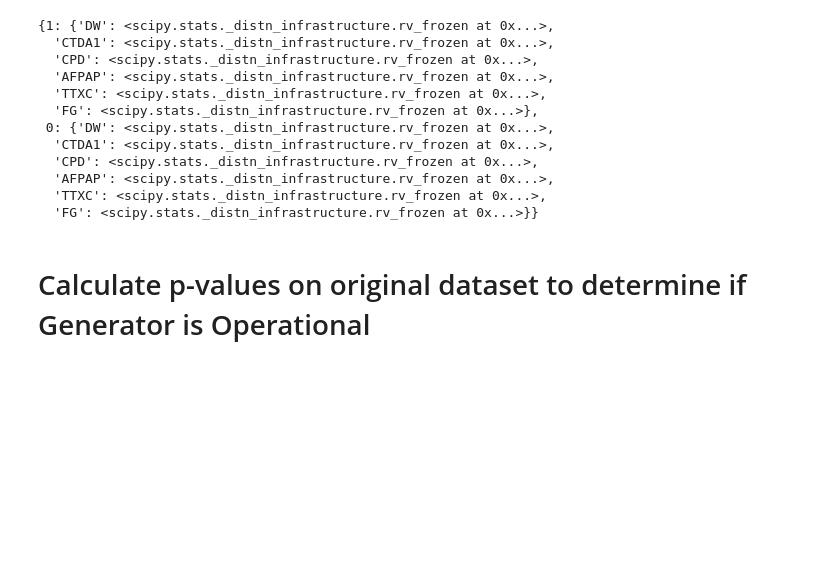
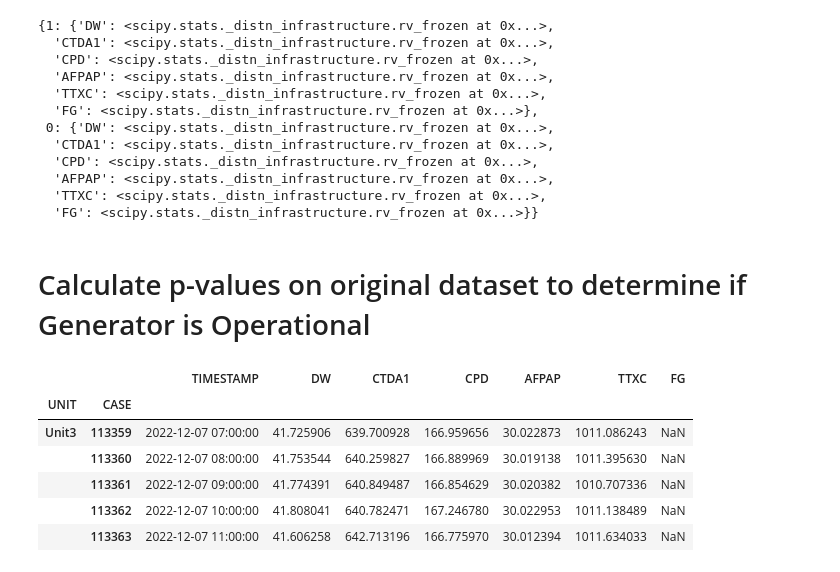
Before and after one commit to nollijish/PSR, a Jupyter notebook: Cogen_CF.ipynb, the cells around one changed output. Cells and saved outputs as stored; diff of their text form; code cells hidden in the pictures; blank space fills up the shorter version.

Commit message:
Created null containing dataframe

```diff
--- a/Cogen_CF.ipynb
+++ b/Cogen_CF.ipynb
@@ -280,3 +280,16 @@ dist
   'FG': <scipy.stats._distn_infrastructure.rv_frozen at 0x...>}}
 # %% [markdown]
 # Calculate p-values on original dataset to determine if Generator is Operational
+# %%
+# build a test dataframe with the null values
+df_yesna = pd.concat([df, df_nona.loc[:,ac]]).drop_duplicates(keep=False)
+# %%
+df_yesna.tail()
+# %% [output]
+|  |  | TIMESTAMP | DW | CTDA1 | CPD | AFPAP | TTXC | FG |
+| UNIT | CASE |  |  |  |  |  |  |  |
+| Unit3 | 113359 | 2022-12-07 07:00:00 | 41.725906 | 639.700928 | 166.959656 | 30.022873 | 1011.086243 | NaN |
+|  | 113360 | 2022-12-07 08:00:00 | 41.753544 | 640.259827 | 166.889969 | 30.019138 | 1011.395630 | NaN |
+|  | 113361 | 2022-12-07 09:00:00 | 41.774391 | 640.849487 | 166.854629 | 30.020382 | 1010.707336 | NaN |
+|  | 113362 | 2022-12-07 10:00:00 | 41.808041 | 640.782471 | 167.246780 | 30.022953 | 1011.138489 | NaN |
+|  | 113363 | 2022-12-07 11:00:00 | 41.606258 | 642.713196 | 166.775970 | 30.012394 | 1011.634033 | NaN |
```
